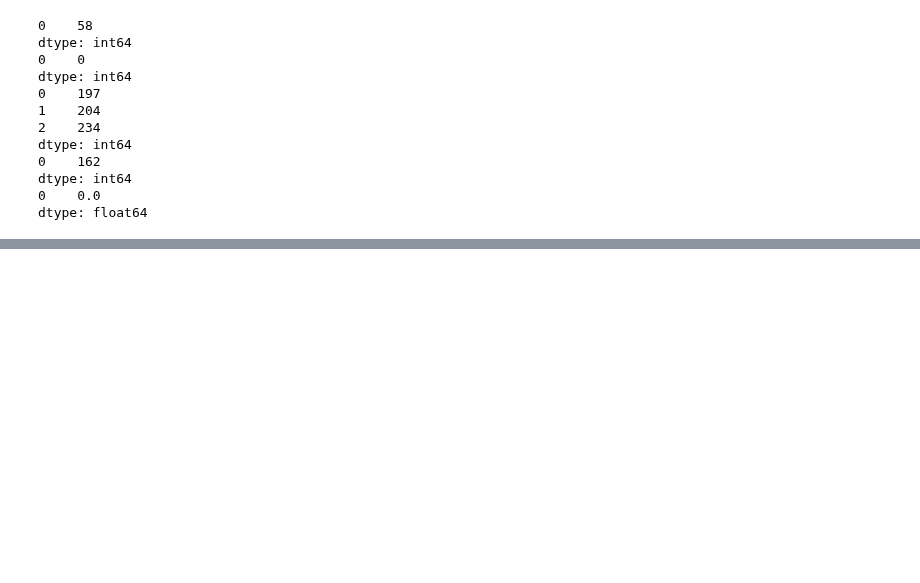
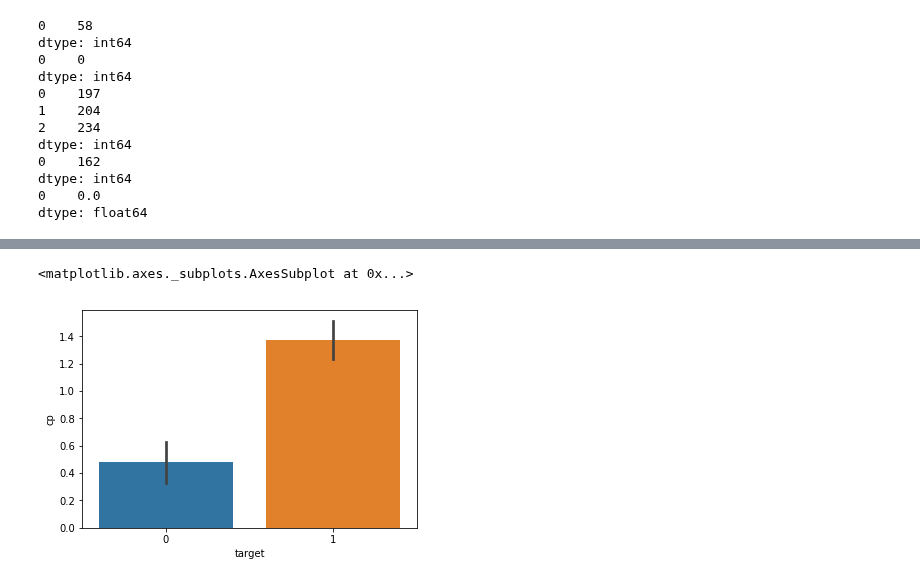
Before and after one commit to prasantib/docsaiprassu, a Jupyter notebook: Individual Project.ipynb, the cells around one changed output, grey strips where cells are left out. Saved outputs shown, nothing was run; the diff lists cells and outputs as text; code cells hidden in the pictures; blank space fills up the shorter version.

```diff
--- a/Individual Project.ipynb
+++ b/Individual Project.ipynb
@@ -77,0 +100,5 @@ dtype: float64
+# %%
+sns.barplot('target', 'cp', data=df)
+# %% [output]
+<matplotlib.axes._subplots.AxesSubplot at 0x...>
+[figure, added]
```
Also changed, not shown: parts of 12 cells of this notebook.
